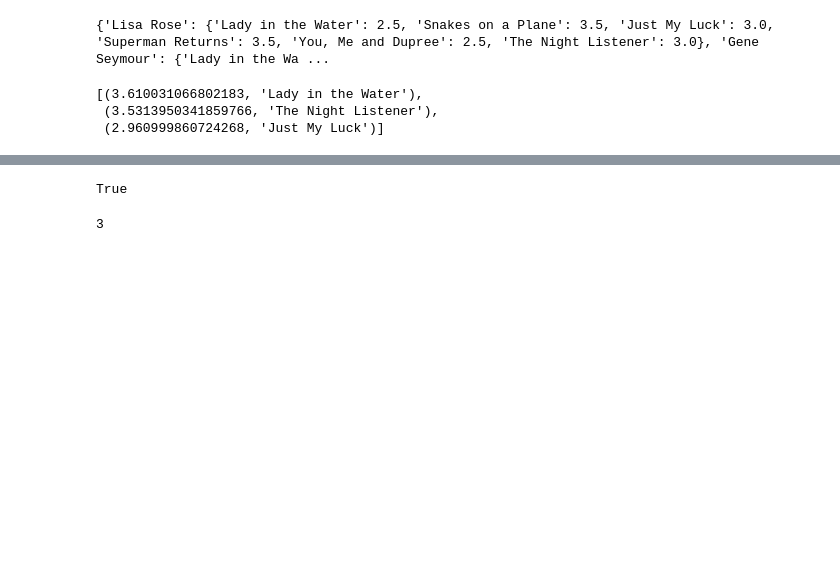
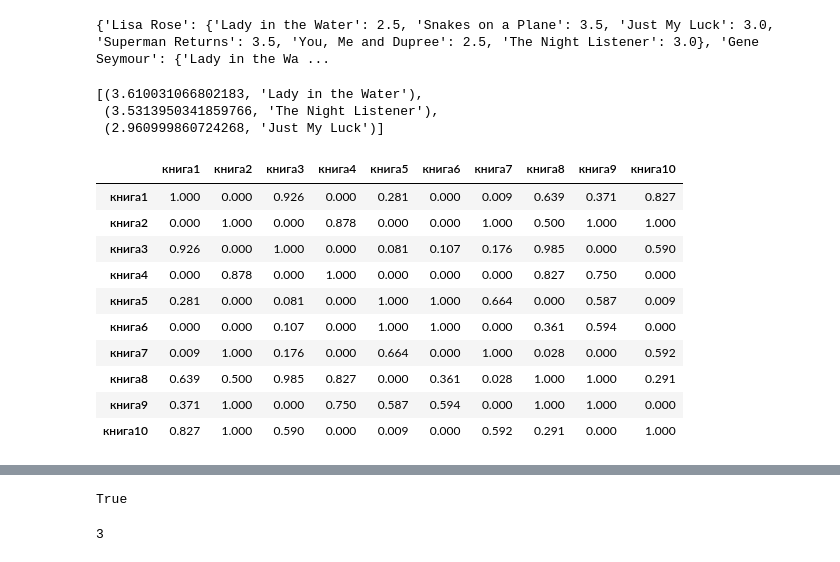
Before and after one commit to pyaryna/masters, a Jupyter notebook: python/collaborative filtering/calculation.ipynb, the cells around one changed output, grey strips where cells are left out. Saved outputs shown, nothing was run; the diff lists cells and outputs as text; code cells hidden in the pictures; blank space fills up the shorter version.

```diff
--- a/python/collaborative filtering/calculation.ipynb
+++ b/python/collaborative filtering/calculation.ipynb
@@ -514,16 +514,16 @@ getRecommendedItems(critics, itemsim, 'Toby')
  (3.5313950341859766, 'The Night Listener'),
  (2.960999860724268, 'Just My Luck')]
 # %%
-books = {'book1': {'1':3.0, '3':1.0, '5': 4.0, '6':2.0, '9':5.0, '10': 2.0},
-            'book2': {'2':2.0, '3':5.0, '7':5.0, '8':2.0},
-            'book3': {'2':3.0, '4':4.0, '5':4.0, '6':1.0, '9': 3.0, '10': 1.0},
-            'book4': {'1':5.0, '3':5.0, '7':3.0, '8': 2.0},
-            'book5': {'1':2.0, '3':3.0, '5':1.0, '6':4.0, '9': 3.0, '10':3.0},
-            'book6': {'1':2.0, '2':1.0, '4':2.0, '8': 5.0, '10': 4.0},
-            'book7': {'2':2.0, '5':2.0, '6':3.0, '7': 3.0, '9':1.0},
-            'book8': {'2':3.0, '3':4.0, '4':5.0, '6':1.0, '7':2.0, '8':3.0, '9':4.0},
-            'book9': {'1':1.0, '3':5.0, '5':5.0, '8': 1.0, '10': 5.0},
-            'book10': {'2':2.0, '4':1.0, '5':4.0, '6':2.0, '7':5.0, '9': 3.0}}
+books = {'книга1': {'1':3.0, '3':1.0, '5': 4.0, '6':2.0, '9':5.0, '10': 2.0},
+            'книга2': {'2':2.0, '3':5.0, '7':5.0, '8':2.0},
+            'книга3': {'2':3.0, '4':4.0, '5':4.0, '6':1.0, '9': 3.0, '10': 1.0},
+            'книга4': {'1':5.0, '3':5.0, '7':3.0, '8': 2.0},
+            'книга5': {'1':2.0, '3':3.0, '5':1.0, '6':4.0, '9': 3.0, '10':3.0},
+            'книга6': {'1':2.0, '2':1.0, '4':2.0, '8': 5.0, '10': 4.0},
+            'книга7': {'2':2.0, '5':2.0, '6':3.0, '7': 3.0, '9':1.0},
+            'книга8': {'2':3.0, '3':4.0, '4':5.0, '6':1.0, '7':2.0, '8':3.0, '9':4.0},
+            'книга9': {'1':1.0, '3':5.0, '5':5.0, '8': 1.0, '10': 5.0},
+            'книга10': {'2':2.0, '4':1.0, '5':4.0, '6':2.0, '7':5.0, '9': 3.0}}
 # %%
 import math
 
@@ -569,13 +569,25 @@ def topMatches(prefs, person, n = 20):
 # %%
 import pandas as pd
 
-# scores = []
+scores = []
 
-# for book in books:
-#     scores.append({other: koef_pearson(books, book, other) for other in books})
-#     # print(scores)
+for book in books:
+    scores.append({other: koef_pearson(books, book, other) for other in books})
+    # print(scores)
 
-# df = pd.DataFrame(scores, index = books.keys())
-# df
+df = pd.DataFrame(scores, index = books.keys())
+df
+# %% [output]
+|  | книга1 | книга2 | книга3 | книга4 | книга5 | книга6 | книга7 | книга8 | книга9 | книга10 |
+| книга1 | 1.000 | 0.000 | 0.926 | 0.000 | 0.281 | 0.000 | 0.009 | 0.639 | 0.371 | 0.827 |
+| книга2 | 0.000 | 1.000 | 0.000 | 0.878 | 0.000 | 0.000 | 1.000 | 0.500 | 1.000 | 1.000 |
+| книга3 | 0.926 | 0.000 | 1.000 | 0.000 | 0.081 | 0.107 | 0.176 | 0.985 | 0.000 | 0.590 |
+| книга4 | 0.000 | 0.878 | 0.000 | 1.000 | 0.000 | 0.000 | 0.000 | 0.827 | 0.750 | 0.000 |
+| книга5 | 0.281 | 0.000 | 0.081 | 0.000 | 1.000 | 1.000 | 0.664 | 0.000 | 0.587 | 0.009 |
+| книга6 | 0.000 | 0.000 | 0.107 | 0.000 | 1.000 | 1.000 | 0.000 | 0.361 | 0.594 | 0.000 |
+| книга7 | 0.009 | 1.000 | 0.176 | 0.000 | 0.664 | 0.000 | 1.000 | 0.028 | 0.000 | 0.592 |
+| книга8 | 0.639 | 0.500 | 0.985 | 0.827 | 0.000 | 0.361 | 0.028 | 1.000 | 1.000 | 0.291 |
+| книга9 | 0.371 | 1.000 | 0.000 | 0.750 | 0.587 | 0.594 | 0.000 | 1.000 | 1.000 | 0.000 |
+| книга10 | 0.827 | 1.000 | 0.590 | 0.000 | 0.009 | 0.000 | 0.592 | 0.291 | 0.000 | 1.000 |
 # %%
 scores=[topMatches(books, item) for item in books]
```
Also changed, not shown: parts of 3 cells of this notebook, 10 other files.
